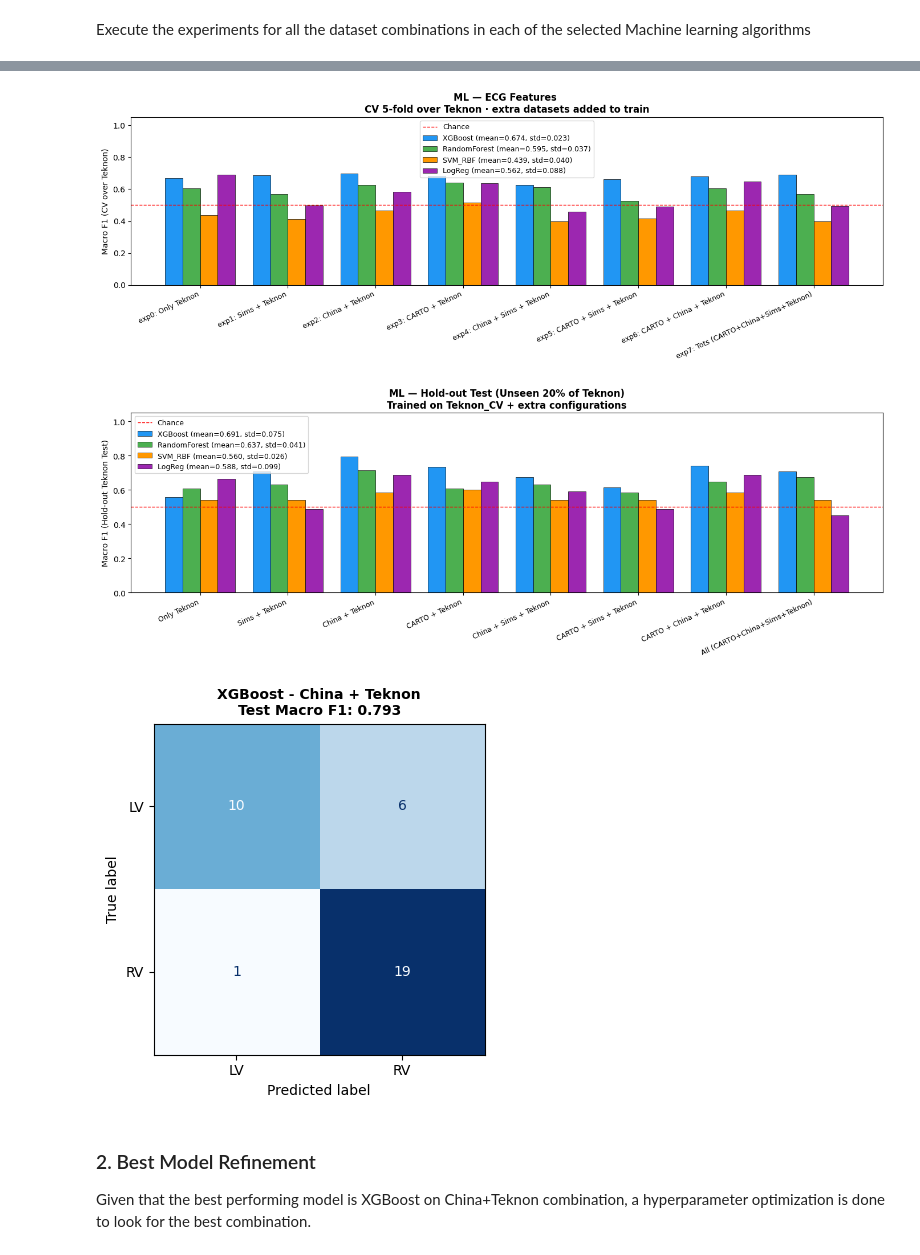
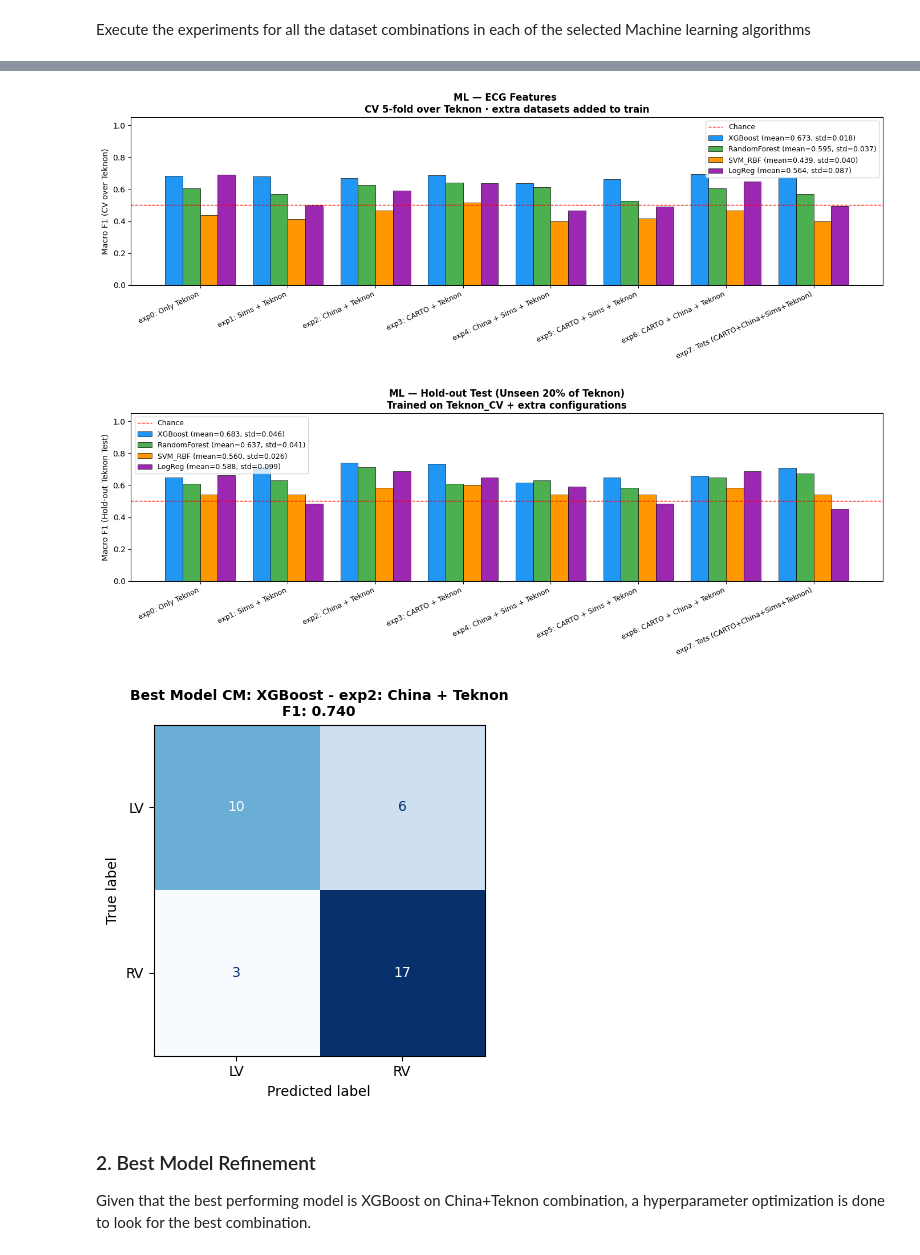
Before and after one commit to Maria65432/CompBioMed_2026, a Jupyter notebook: Notebooks/EXP2_FeatureBased_BinaryClassifier.ipynb, the cells around one changed output, grey strips where cells are left out. Saved outputs shown, nothing was run; the diff lists cells and outputs as text; code cells hidden in the pictures.

```diff
--- a/Notebooks/EXP2_FeatureBased_BinaryClassifier.ipynb
+++ b/Notebooks/EXP2_FeatureBased_BinaryClassifier.ipynb
@@ -256,7 +319,7 @@ def run_ml_experiment(df_tek_feats, df_extra_feats=None, exp_name='exp'):
 
     models_def = {
         'XGBoost':      xgb.XGBClassifier(
-                            n_estimators=200, max_depth=8,
+                            n_estimators=150, max_depth=8,
                             random_state=RANDOM_STATE, eval_metric='logloss', verbosity=0),
         'RandomForest': RandomForestClassifier(
                             n_estimators=200, max_depth=8,
@@ -399,7 +462,7 @@ BAR_WIDTH = 0.2
 # Define identical architecture base models
 models_base = {
     'XGBoost': xgb.XGBClassifier(
-        n_estimators=200, max_depth=8, random_state=RANDOM_STATE,
+        n_estimators=150, max_depth=8, random_state=RANDOM_STATE,
         eval_metric='logloss', verbosity=0
     ),
     'RandomForest': RandomForestClassifier(
@@ -470,14 +533,14 @@ X_ho = df_tek_test[FEATURE_COLS].values
 y_ho = df_tek_test['target'].values.astype(np.int64)
 
 experiments_extra = {
-    'Only Teknon': None,
-    'Sims + Teknon': df_sims,
-    'China + Teknon': df_china,
-    'CARTO + Teknon': df_carto,
-    'China + Sims + Teknon': df_e4,
-    'CARTO + Sims + Teknon': df_e5,
-    'CARTO + China + Teknon': df_e6,
-    'All (CARTO+China+Sims+Teknon)': df_e7
+    'exp0: Only Teknon': None,
+    'exp1: Sims + Teknon': df_sims,
+    'exp2: China + Teknon': df_china,
+    'exp3: CARTO + Teknon': df_carto,
+    'exp4: China + Sims + Teknon': df_e4,
+    'exp5: CARTO + Sims + Teknon': df_e5,
+    'exp6: CARTO + China + Teknon': df_e6,
+    'exp7: Tots (CARTO+China+Sims+Teknon)': df_e7
 }
 
 holdout_results = []
@@ -544,26 +607,26 @@ HOLD-OUT TEST EVALUATION
 # %%
 # Plotting and visualization
 
 # Plot 1: Cross Validation Comparison
 cv_title = 'ML — ECG Features \nCV 5-fold over Teknon · extra datasets added to train'
 plot_results(df_resum, cv_title, 'Macro F1 (CV over Teknon)')
 
 # Plot 2: Hold-out Metrics Comparison
 ho_title = 'ML — Hold-out Test (Unseen 20% of Teknon)\nTrained on Teknon_CV + extra configurations'
 plot_results(df_holdout, ho_title, 'Macro F1 (Hold-out Teknon Test)')
 
 # Plot 3: Dynamic Best Model Confusion Matrix
 if best_cm_data is not None:
     fig, ax = plt.subplots(figsize=(4.4, 4.4))
     disp = ConfusionMatrixDisplay(confusion_matrix=best_cm_data, display_labels=['LV', 'RV'])
     disp.plot(ax=ax, cmap='Blues', values_format='d', colorbar=False)
-    ax.set_title(f"{best_model_info['model']} - {best_model_info['experiment']}\nTest Macro F1: {best_model_info['score']:.3f}", fontweight='bold', fontsize=10)
+    ax.set_title(f"Best Model CM: {best_model_info['model']} - {best_model_info['experiment']}\nF1: {best_model_info['score']:.3f}", fontweight='bold', fontsize=10)
     plt.tight_layout()
     plt.show()
 # %% [output]
-[figure, old version]
+[figure, new version]
-[figure, old version]
+[figure, new version]
-[figure, old version]
+[figure, new version]
 # %% [markdown]
 ### 2. Best Model Refinement
 Given that the best performing model is XGBoost on China+Teknon combination, a hyperparameter optimization is done to look for the best combination.
```
Also changed, not shown: parts of 19 cells of this notebook.
